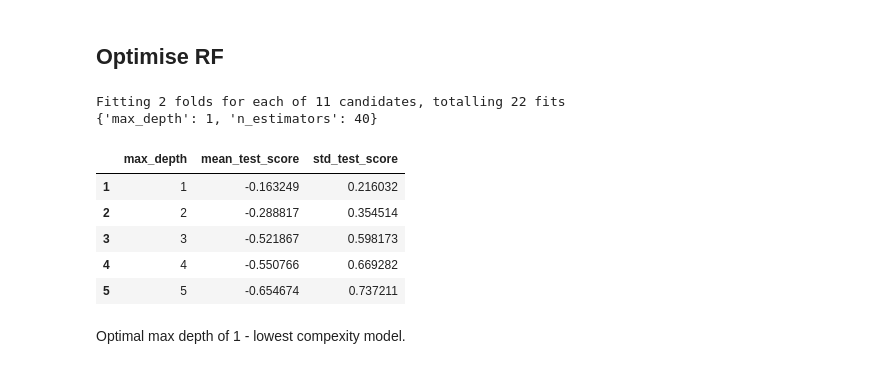
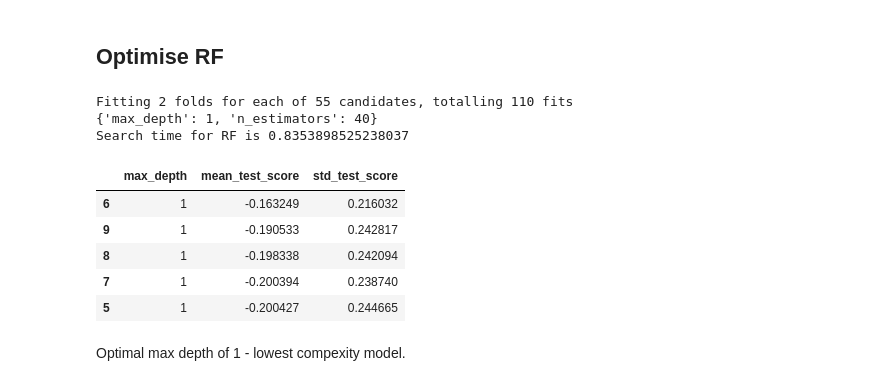
Before and after one commit to fraser2763/AI4-CW2, a Jupyter notebook: RF_DT_F.ipynb, the cells around one changed output. Saved outputs shown, nothing was run; the diff lists cells and outputs as text; code cells hidden in the pictures.

```diff
--- a/RF_DT_F.ipynb
+++ b/RF_DT_F.ipynb
@@ -383,18 +396,19 @@ CV Mean R2 (val):    -3.418  ± 3.297
 CV Mean RMSE (val):  5.254
 CV Mean MAE (val):   4.111
 # %%
-param_grid = {'max_depth': [None,1,2,3,4, 5, 6,7,8,9,10,],         # limit tree depth
+param_grid = {'max_depth': [None,1,2,3,4, 5, 6,7,8,9,10,15,20,25],         # limit tree depth
 }
 
 DT = DecisionTreeRegressor(random_state=rand)
 
 search = GridSearchCV(
     estimator=DT,
-    param_grid=param_grid,               # number of random combinations to try
-    cv=tss,                     # cross-validation folds
-    scoring='r2',             # or 'neg_mean_squared_error'
+    param_grid=param_grid,
+    cv=tss,
+    scoring='r2',
     n_jobs=-1,
-    verbose=1)
+    verbose=1,
+    return_train_score=True)
 
 search.fit(X_train, y_train["Real GDP (Percent Change)"])
 
@@ -404,5 +418,5 @@ cv = pd.DataFrame(search.cv_results_)
 
 cv_top = pd.DataFrame(cv.sort_values('mean_test_score', ascending=False).head(10))
 print(search.best_params_)
-cv_top[["param_max_depth",'mean_test_score','std_test_score']]
+cv_top
 # %% [output]
@@ -494,39 +511,44 @@ RF fits the training data very well, does not generalise to cv.
 ## Optimise RF
 # %%
 param_grid = {
-    'n_estimators': [40],       # no of trees
-    'max_depth': [None,1,2,3,4, 5, 6,7,8,9,10,]        # limit tree depth
-}
+    'n_estimators': [20,40,60,80,100],       # no of trees
+    'max_depth': [None,1,2,3,4,5, 6,7,8,9,10,]        # grid is informed by a random search doen earlier
+}       # [11x5]
 
 rf = RandomForestRegressor(random_state=rand)
 
 search = GridSearchCV(
     estimator=rf,
     param_grid=param_grid,
     cv=tss,
     scoring='r2',
     n_jobs=-1,
     verbose=1)
 
+t0 = time.time()
 search.fit(X_train, y_train["Real GDP (Percent Change)"])
 
 results = search.cv_results_
+
+RF_ST = time.time() - t0
 cv = pd.DataFrame(search.cv_results_)
 cv["max_depth"] = cv["param_max_depth"]
 cv["n_estimators"] = cv["param_n_estimators"]
 
 cv_top = pd.DataFrame(cv.sort_values('mean_test_score', ascending=False).head(5))    # show the best 5
 print(search.best_params_)
+print(f"Search time for RF is {RF_ST}")
 cv_top[['max_depth','mean_test_score','std_test_score']]
 # %% [output]
-Fitting 2 folds for each of 11 candidates, totalling 22 fits
+Fitting 2 folds for each of 55 candidates, totalling 110 fits
 {'max_depth': 1, 'n_estimators': 40}
+Search time for RF is 0.8353898525238037
 |  | max_depth | mean_test_score | std_test_score |
-| 1 | 1 | -0.163249 | 0.216032 |
-| 2 | 2 | -0.288817 | 0.354514 |
-| 3 | 3 | -0.521867 | 0.598173 |
-| 4 | 4 | -0.550766 | 0.669282 |
-| 5 | 5 | -0.654674 | 0.737211 |
+| 6 | 1 | -0.163249 | 0.216032 |
+| 9 | 1 | -0.190533 | 0.242817 |
+| 8 | 1 | -0.198338 | 0.242094 |
+| 7 | 1 | -0.200394 | 0.238740 |
+| 5 | 1 | -0.200427 | 0.244665 |
 # %% [markdown]
 Optimal max depth of 1 - lowest compexity model.
 # %%
```
Also changed, not shown: parts of 27 cells of this notebook.
